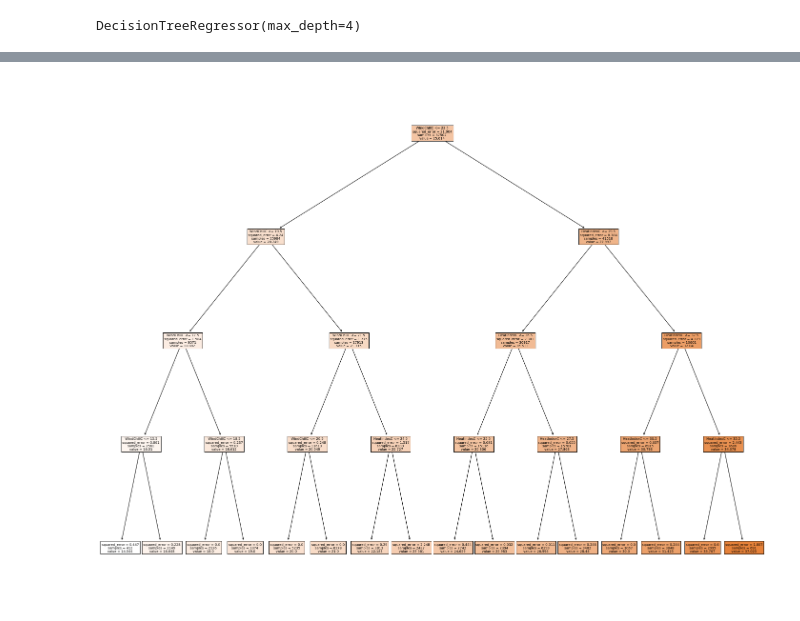
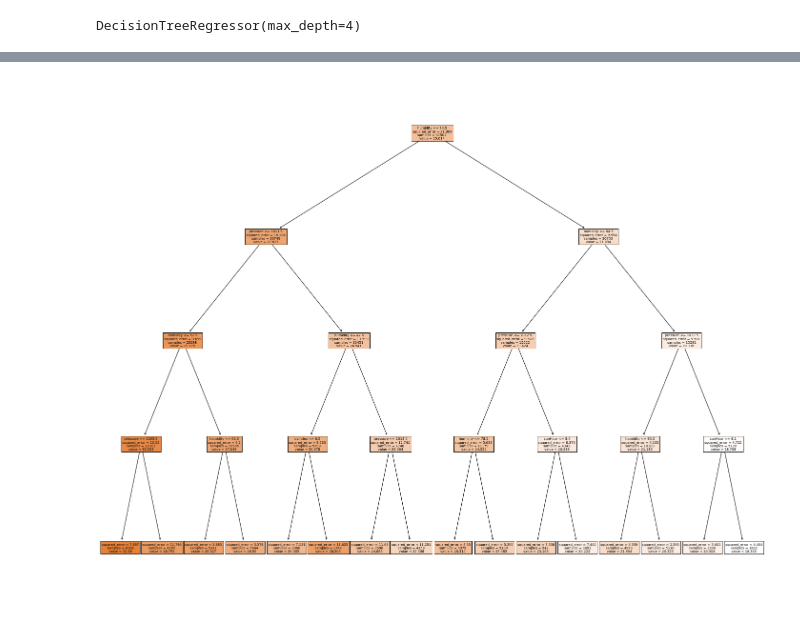
Before and after one commit to ArunJoseph19/Weather-Wizards, a Jupyter notebook: Weather_Prediction_DTR.ipynb, the cells around one changed output, grey strips where cells are left out. Drawn from its saved outputs; the diff is of its cells as text; code cells hidden in the pictures.

```diff
--- a/Weather_Prediction_DTR.ipynb
+++ b/Weather_Prediction_DTR.ipynb
@@ -49,9 +51,13 @@ print(after_rows)
 data.shape
 # %% [output]
 (96432, 17)
+# %%
+cols_to_use = ['sunHour', 'uvIndex', 'humidity','precipMM', 'visibility','pressure','FeelsLikeC']
+# %%
+X = data[cols_to_use[:-1]]
+# %%
+y = data[cols_to_use[-1]]
 # %%
-X=data.values[:,0:16]
-y=data.values[:,16]
 print('Shape of X = ', X.shape)
 print('Shape of y = ', y.shape)
 # %% [output]
@@ -93,11 +99,8 @@ print(text_representation)
 # %%
 fig = plt.figure(figsize=(25,20))
-_ = tree.plot_tree(reg, feature_names=['maxtempC', 'mintempC', 'totalSnow_cm', 'sunHour', 'uvIndex',
-       'uvIndex.1', 'HeatIndexC', 'WindChillC', 'cloudcover', 'humidity',
-       'precipMM', 'pressure', 'tempC', 'visibility', 'winddirDegree',
-       'windspeedKmph'], filled=True)
+_ = tree.plot_tree(reg, feature_names=cols_to_use[:-1], filled=True)
 # %% [output]
-[figure, old version]
+[figure, new version]
 # %%
 y_pred = reg.predict(X_test)
 # %%
```
Also changed, not shown: parts of 9 cells of this notebook, 11 other files.
